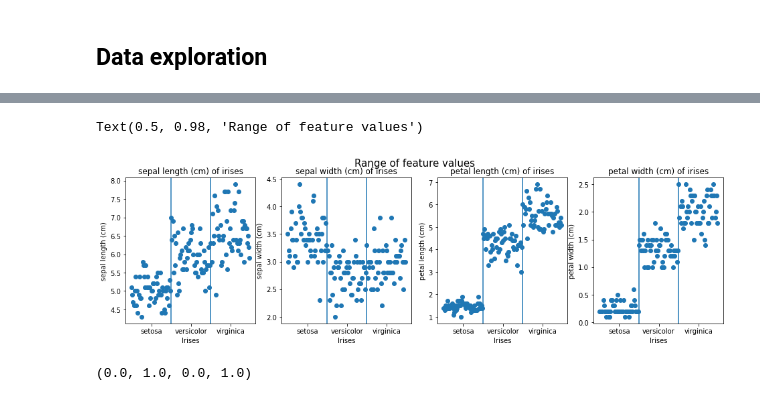
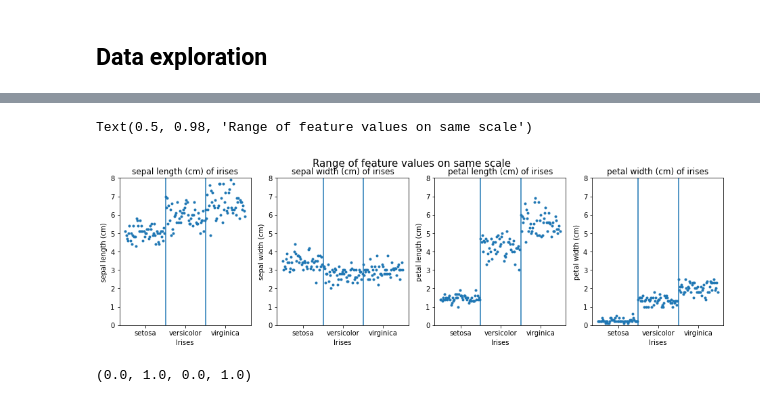
Before and after one commit to RK22000/ICE-Iris_Classification_Experiment, a Jupyter notebook: ICE_(Iris_Classification_Experiment).ipynb, the cells around one changed output, grey strips where cells are left out. Saved outputs shown, nothing was run; the diff lists cells and outputs as text; code cells hidden in the pictures.

```diff
--- a/ICE_(Iris_Classification_Experiment).ipynb
+++ b/ICE_(Iris_Classification_Experiment).ipynb
@@ -65,3 +65,15 @@ features = [
 ]
 # %%
 side = 4
+# %%
+plt.figure(figsize=(side*4, side))
+for i, (f, flab) in enumerate(zip(features[0], features[1])):
+    plt.subplot(1, 4, i+1)
+    plt.axvline(50)
+    plt.axvline(100)
+    plt.xlabel("Irises")
+    plt.xticks([25, 75, 125], iris.target_names)
+    plt.ylabel(flab)
+    plt.title(flab + " of irises")
+    plt.scatter(x=range(len(f)), y=f, marker='.')
+plt.suptitle("Range of feature values", size=15)
@@ -68,18 +83,19 @@ side = 4
 # %%
 plt.figure(figsize=(side*4, side))
 for i, (f, flab) in enumerate(zip(features[0], features[1])):
     plt.subplot(1, 4, i+1)
-    plt.scatter(x=range(len(f)), y=f)
+    plt.scatter(x=range(len(f)), y=f, marker='.')
     plt.axvline(50)
     plt.axvline(100)
     plt.xlabel("Irises")
     plt.xticks([25, 75, 125], iris.target_names)
     plt.ylabel(flab)
     plt.title(flab + " of irises")
-plt.suptitle("Range of feature values", size=15)
+    plt.ylim(0, 8)
+plt.suptitle("Range of feature values on same scale", size=15)
 # %% [output]
-Text(0.5, 0.98, 'Range of feature values')
+Text(0.5, 0.98, 'Range of feature values on same scale')
-[figure, old version]
+[figure, new version]
 # %%
 plt.figure(figsize=(5*side, 5*side))
 #plt.suptitle("Feature Plots")
```
Also changed, not shown: parts of 8 cells of this notebook.
